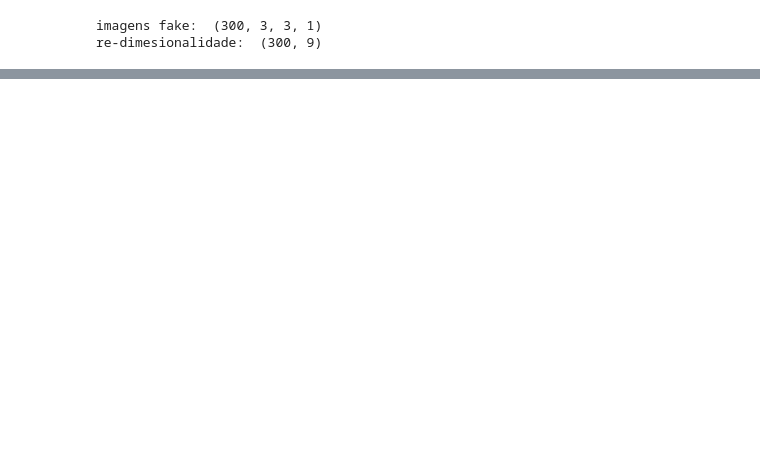
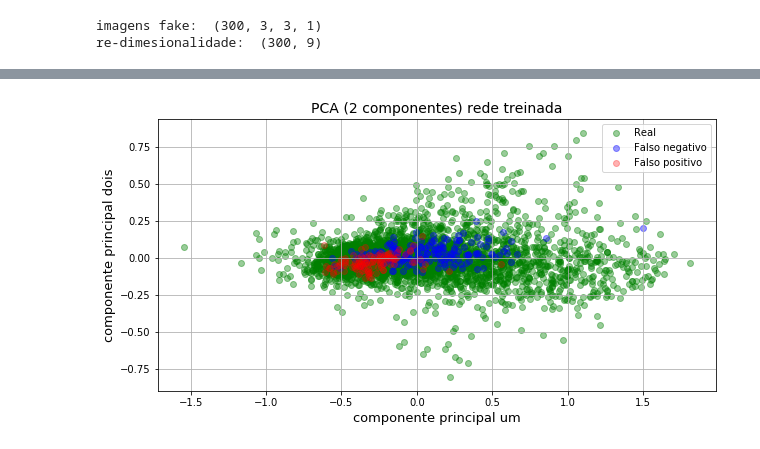
Before and after one commit to ejrueda/MasterUFPA, a Jupyter notebook: Proyectos/BioInformática/GANs-genoma.ipynb, the cells around one changed output, grey strips where cells are left out. Saved outputs shown, nothing was run; the diff lists cells and outputs as text; code cells hidden in the pictures; blank space fills up the shorter version.

```diff
--- a/Proyectos/BioInformática/GANs-genoma.ipynb
+++ b/Proyectos/BioInformática/GANs-genoma.ipynb
@@ -365,0 +381,22 @@ plt.legend();
+# %%
+fakes = fakes.reshape(num_imgs,9)
+
+pca2 = PCA(n_components=2)
+pca2.fit(X_img.reshape(X_img.shape[0],9))
+
+X_real = pca2.transform(X_img.reshape(X_img.shape[0],9))
+X_fake = pca2.transform(fakes)
+X_fp = X_fake[np.where(y_predict==1)[0]]
+X_vn = X_fake[np.where(y_predict==0)[0]]
+
+plt.figure(figsize=(10,5))
+plt.title("PCA (2 componentes) rede treinada", fontsize=14)
+plt.xlabel("componente principal um", fontsize=13)
+plt.ylabel("componente principal dois", fontsize=13)
+plt.grid()
+plt.scatter(X_real[:,0], X_real[:,1], color="green", alpha=.4, label="Real")
+plt.scatter(X_vn[:,0], X_vn[:,1], color="blue", alpha=.4, label="Falso negativo")
+plt.scatter(X_fp[:,0], X_fp[:,1], color="red", alpha=.3, label="Falso positivo")
+plt.legend();
+# %% [output]
+[figure, added]
```
Also changed, not shown: parts of 13 cells of this notebook, 2 other files.
